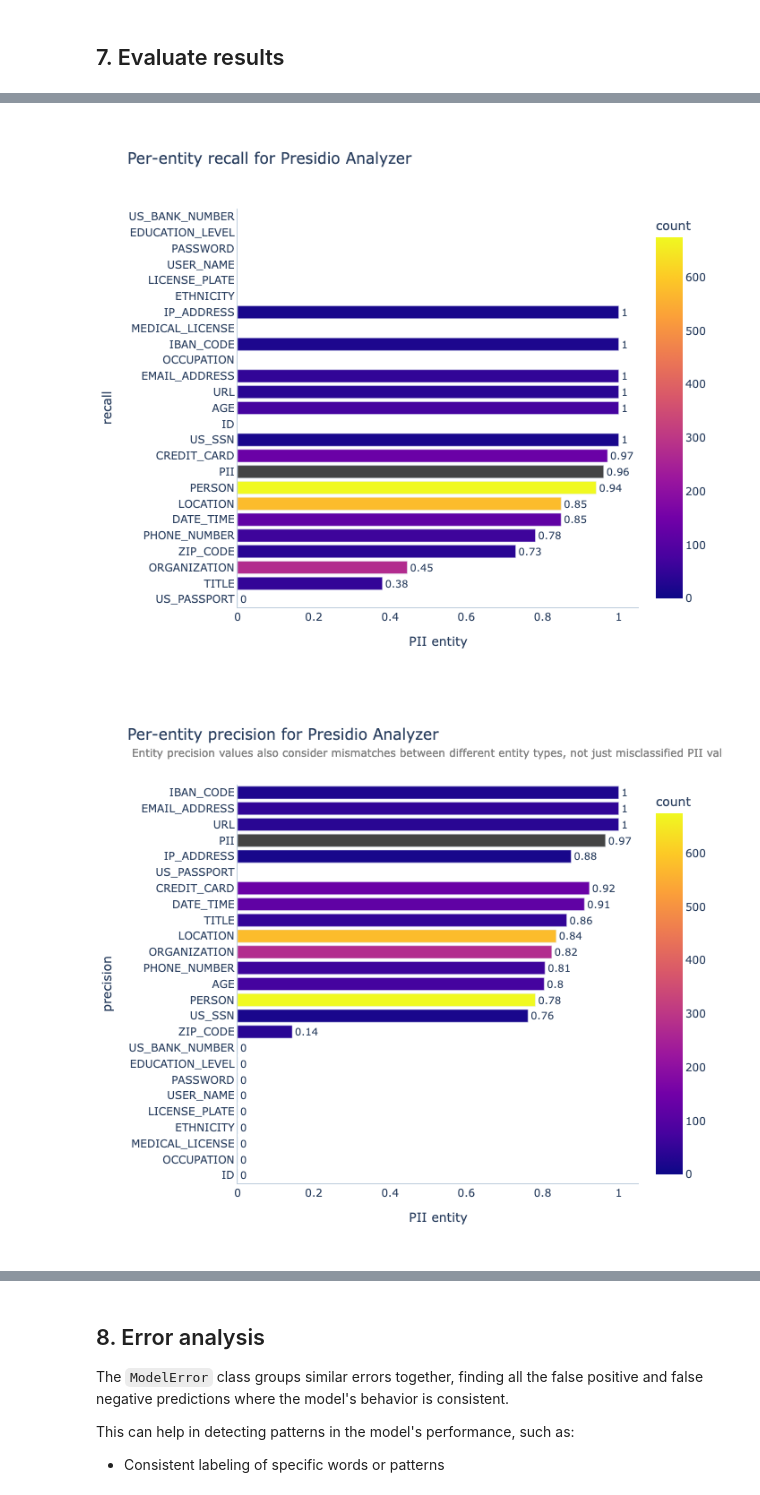
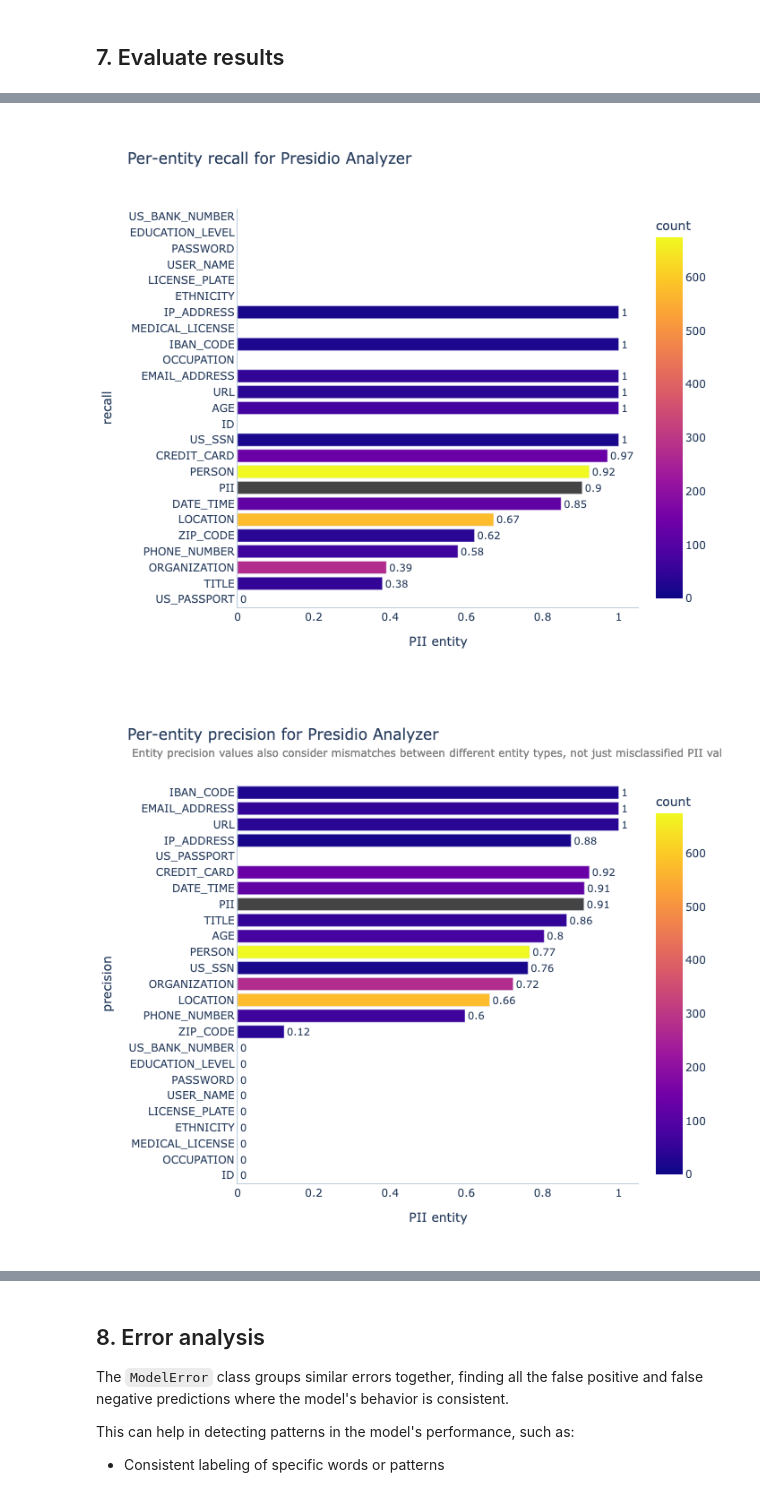
Before and after one commit to data-privacy-stack/presidio-research, a Jupyter notebook: notebooks/5_Evaluate_Custom_Presidio_Analyzer.ipynb, the cells around one changed output, grey strips where cells are left out. Saved outputs shown, nothing was run; the diff lists cells and outputs as text; code cells hidden in the pictures.

```diff
--- a/notebooks/5_Evaluate_Custom_Presidio_Analyzer.ipynb
+++ b/notebooks/5_Evaluate_Custom_Presidio_Analyzer.ipynb
@@ -435,7 +436,7 @@ evaluator = SpanEvaluator(
     model=wrapped_analyzer,
     entity_mapping=entities_mapping,
     entities_to_keep=model_entities_to_use if USE_FILTERED_ENTITIES else None,
-    iou_threshold=0.4
+    iou_threshold=0.75
 )
 
 # Track experiment parameters
@@ -478,7 +479,7 @@ Wall time: 2min 26s
 # Plot output
 plotter = Plotter(results=results,
                   model_name = evaluator.model.name,
-                  display_mode="static",
+                  display_mode="interactive",
                   beta = 2)
 plotter.plot_scores()
 # %% [output]
@@ -486,5 +487,5 @@ plotter.plot_scores()
-[figure, old version]
+[figure, new version]
-[figure, old version]
+[figure, new version]
 # %%
 pprint({"PII F":results.pii_f, "PII recall": results.pii_recall, "PII precision": results.pii_precision})
 # %% [output]
```
Also changed, not shown: parts of 11 cells of this notebook.
